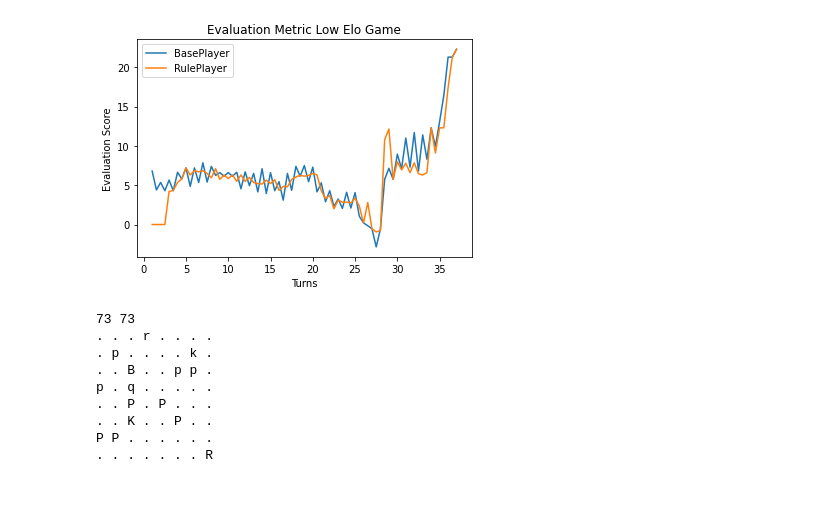
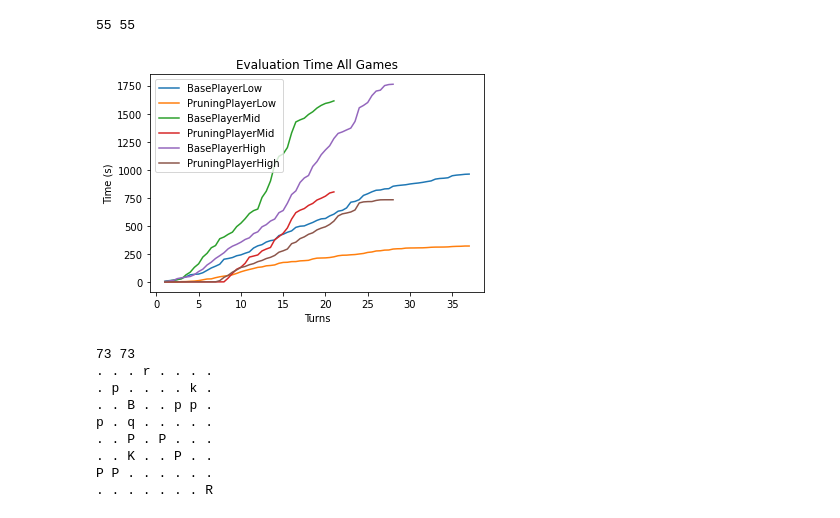
Before and after one commit to rlavelle/ChessAI, a Jupyter notebook: eval_pickle.ipynb, the cells around one changed output. Cells and saved outputs as stored; diff of their text form; code cells hidden in the pictures.

Commit message:
include all figures to report, edit notebook

```diff
--- a/eval_pickle.ipynb
+++ b/eval_pickle.ipynb
@@ -4,16 +4,7 @@ from eval_gamefile import *
 # save_game_eval(low_game_prun, 'low_game_prun_3.p')
 low_game_base=load_eval('lowgame1.pgn4base.p')
 low_game_rule=load_eval('lowgame1.pgn4rule.p')
+mid_game_base=load_eval('midgame.pgn4base.p')
+mid_game_rule=load_eval('midgame.pgn4rule.p')
+high_game_base=load_eval('highgame.pgn4base.p')
+high_game_rule=load_eval('highgame.pgn4rule.p')
-# %%
-import matplotlib.pyplot as plt
-import numpy as np
-low_gameorder = np.arange(1,  1+ len(low_game_base[1])/2 , 0.5)
-plt.title('Evaluation Metric Low Elo Game')
-plt.plot(low_gameorder, low_game_base[1], label = 'BasePlayer')
-plt.plot(low_gameorder, low_game_rule[1], label = 'RulePlayer')
-plt.legend()
-plt.ylabel('Evaluation Score')
-plt.xlabel('Turns')
-plt.savefig('low_game_eval.jpg')
-# %% [output]
-[figure, removed]
@@ -20,3 +45,23 @@ plt.savefig('low_game_eval.jpg')
+# %%
+low_gameorder = np.arange(1,  1+ len(low_game_base[3])/2 , 0.5)
+mid_gameorder = np.arange(1,  1+ len(mid_game_base[3])/2 , 0.5)
+high_gameorder = np.arange(1,  1+ len(high_game_base[3])/2 , 0.5)
+print(len(high_gameorder), len(high_game_base[3]))
+plt.title('Evaluation Time All Games')
+plt.plot(low_gameorder , low_game_base[3], label = 'BasePlayerLow')
+plt.plot(low_gameorder ,  low_game_rule[3], label = 'PruningPlayerLow')
+plt.plot(mid_gameorder,  mid_game_base[3], label = 'BasePlayerMid')
+plt.plot(mid_gameorder,  mid_game_rule[3], label = 'PruningPlayerMid')
+plt.plot(high_gameorder, high_game_base[3], label = 'BasePlayerHigh')
+plt.plot(high_gameorder, high_game_rule[3], label = 'PruningPlayerHigh')
+plt.legend()
+plt.ylabel('Time (s)')
+plt.xlabel('Turns')
+# plt.show()
+plt.savefig('all_game_time.jpg')
+# %% [output]
+55 55
+[figure, added]
 # %%
 from stockfish import Stockfish
 # %%
```
Also changed, not shown: parts of 1 cell of this notebook, 14 other files.
